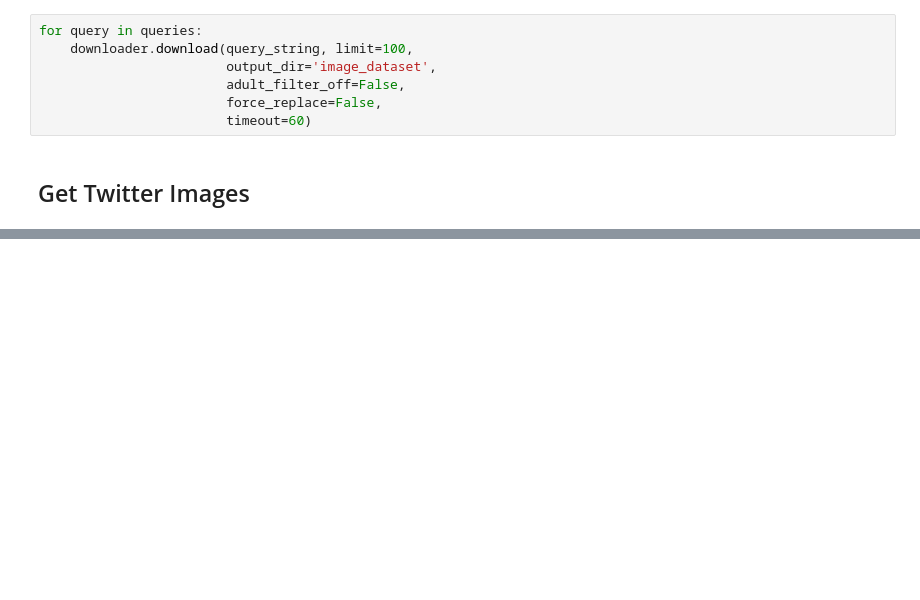
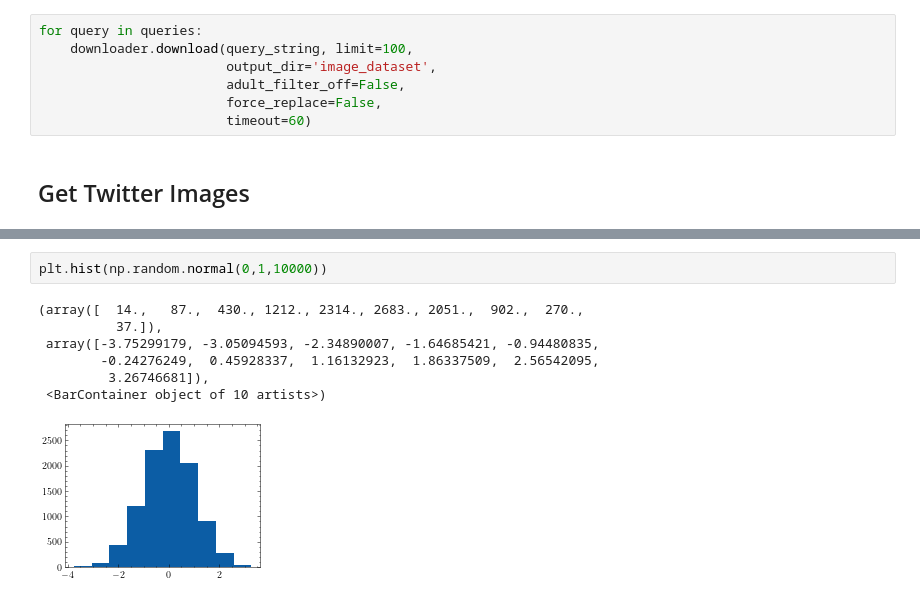
Before and after one commit to frederik-kilpinen/Exam2021-DM-ASDS2, a Jupyter notebook: Notebooks/image_classification.ipynb, the cells around one changed output, grey strips where cells are left out. Cells and saved outputs as stored; diff of their text form; blank space fills up the shorter version.

```diff
--- a/Notebooks/image_classification.ipynb
+++ b/Notebooks/image_classification.ipynb
@@ -41,0 +55,10 @@ image_urls.shape
+# %%
+plt.hist(np.random.normal(0,1,10000))
+# %% [output]
+(array([  14.,   87.,  430., 1212., 2314., 2683., 2051.,  902.,  270.,
+          37.]),
+ array([-3.75299179, -3.05094593, -2.34890007, -1.64685421, -0.94480835,
+        -0.24276249,  0.45928337,  1.16132923,  1.86337509,  2.56542095,
+         3.26746681]),
+ <BarContainer object of 10 artists>)
+[figure, added]
```
Also changed, not shown: parts of 6 cells of this notebook, 1 other file.
